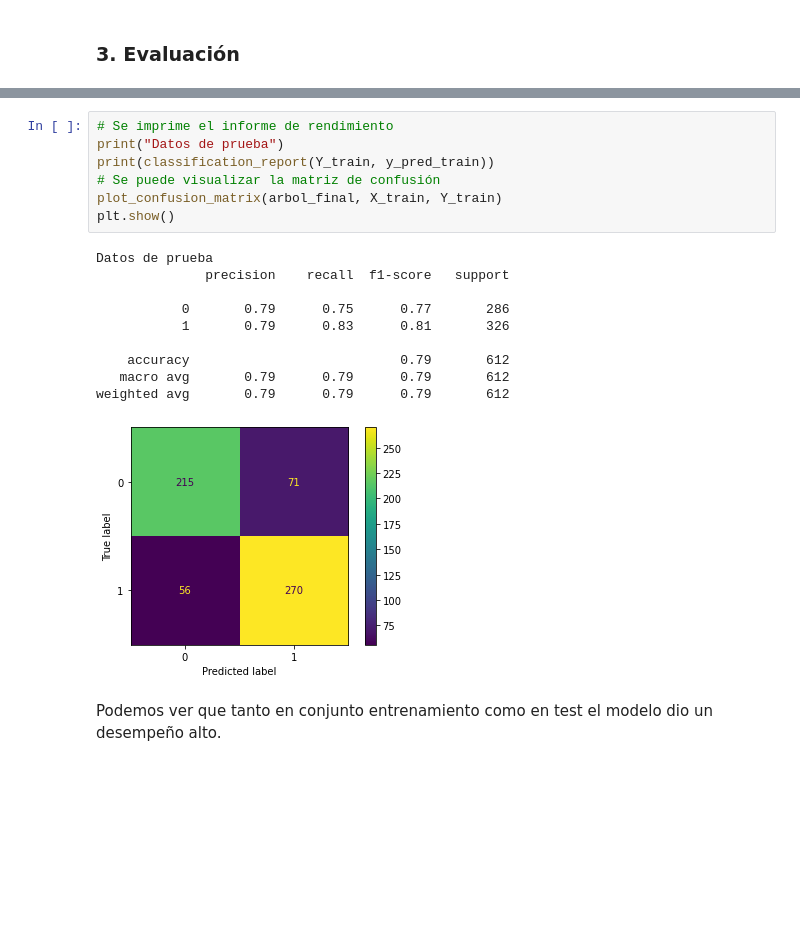
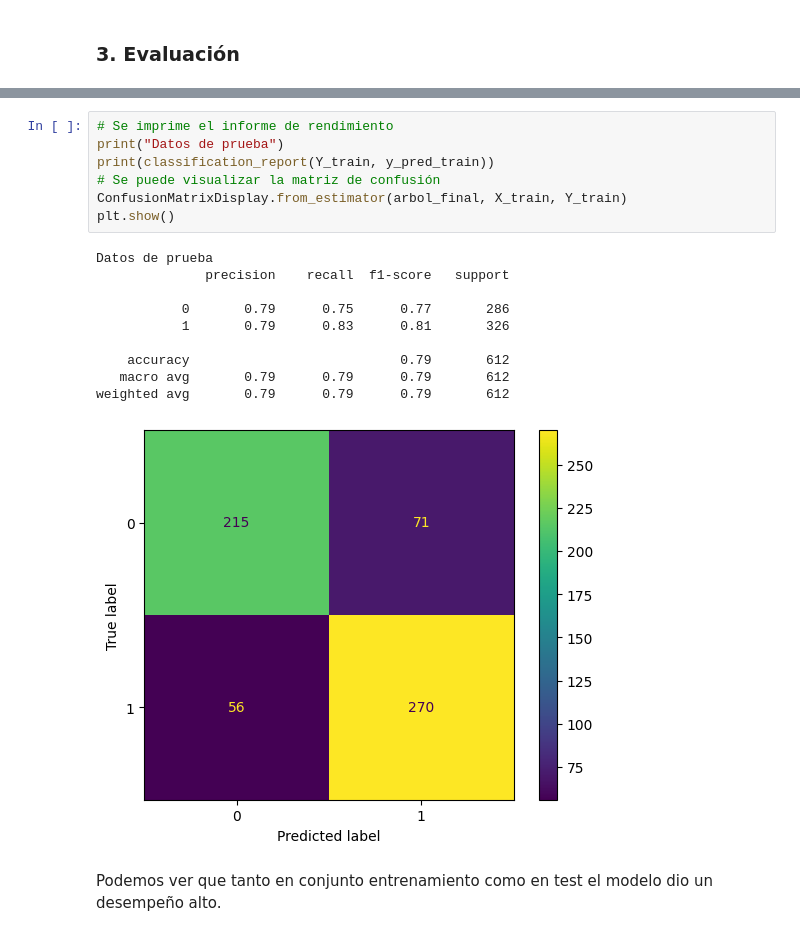
Before and after one commit to Cefigueredo/Employee-desertion-detector, a Jupyter notebook: Parcial1cefigueredo.ipynb, the cells around one changed output, grey strips where cells are left out. Cells and saved outputs as stored; diff of their text form; blank space fills up the shorter version.

```diff
--- a/Parcial1cefigueredo.ipynb
+++ b/Parcial1cefigueredo.ipynb
@@ -637,21 +637,21 @@ weighted avg       0.72      0.73      0.72       153
 # %%
 # Se imprime el informe de rendimiento
 print("Datos de prueba")
 print(classification_report(Y_train, y_pred_train))
 # Se puede visualizar la matriz de confusión
-plot_confusion_matrix(arbol_final, X_train, Y_train)
+ConfusionMatrixDisplay.from_estimator(arbol_final, X_train, Y_train)
 plt.show()
 # %% [output]
 Datos de prueba
               precision    recall  f1-score   support
 
            0       0.79      0.75      0.77       286
            1       0.79      0.83      0.81       326
 
     accuracy                           0.79       612
    macro avg       0.79      0.79      0.79       612
 weighted avg       0.79      0.79      0.79       612
-[figure, old version]
+[figure, new version]
 # %% [markdown]
 Podemos ver que tanto en conjunto entrenamiento como en test el modelo dio un desempeño alto.
 # %% [markdown]
```
Also changed, not shown: parts of 4 cells of this notebook, 1 other file.
